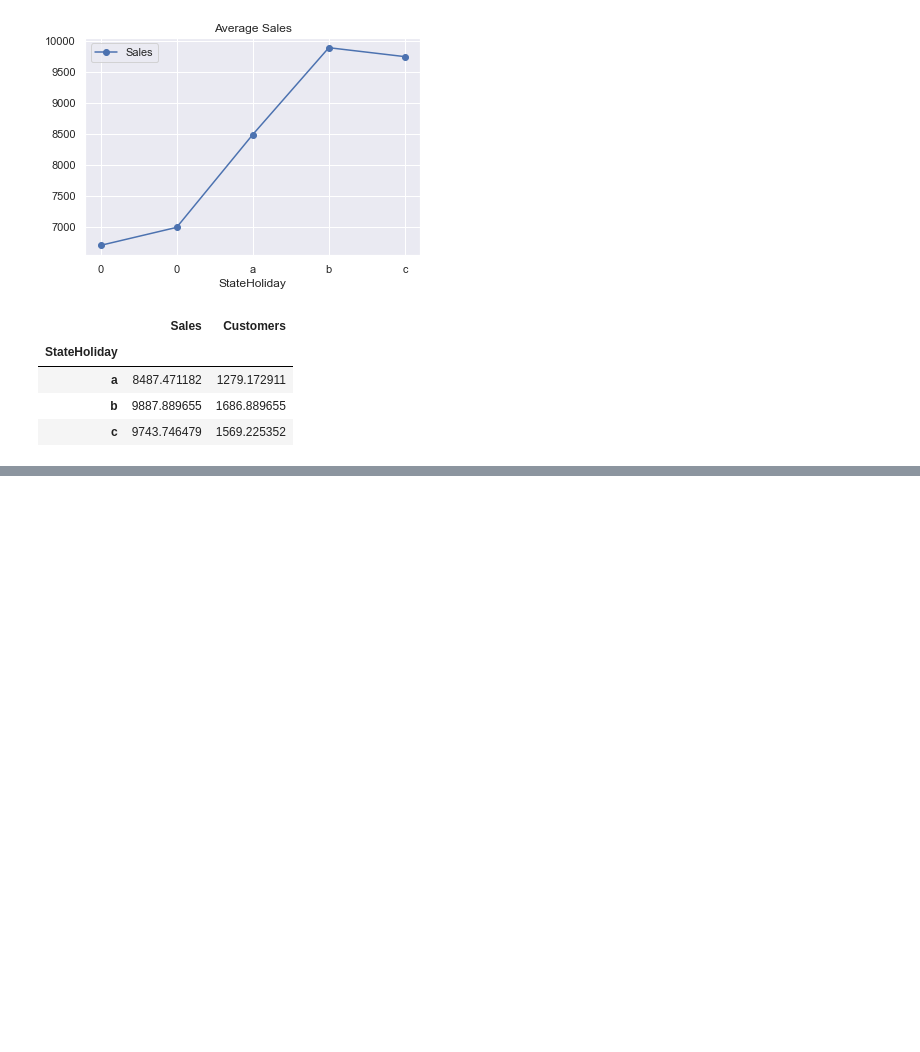
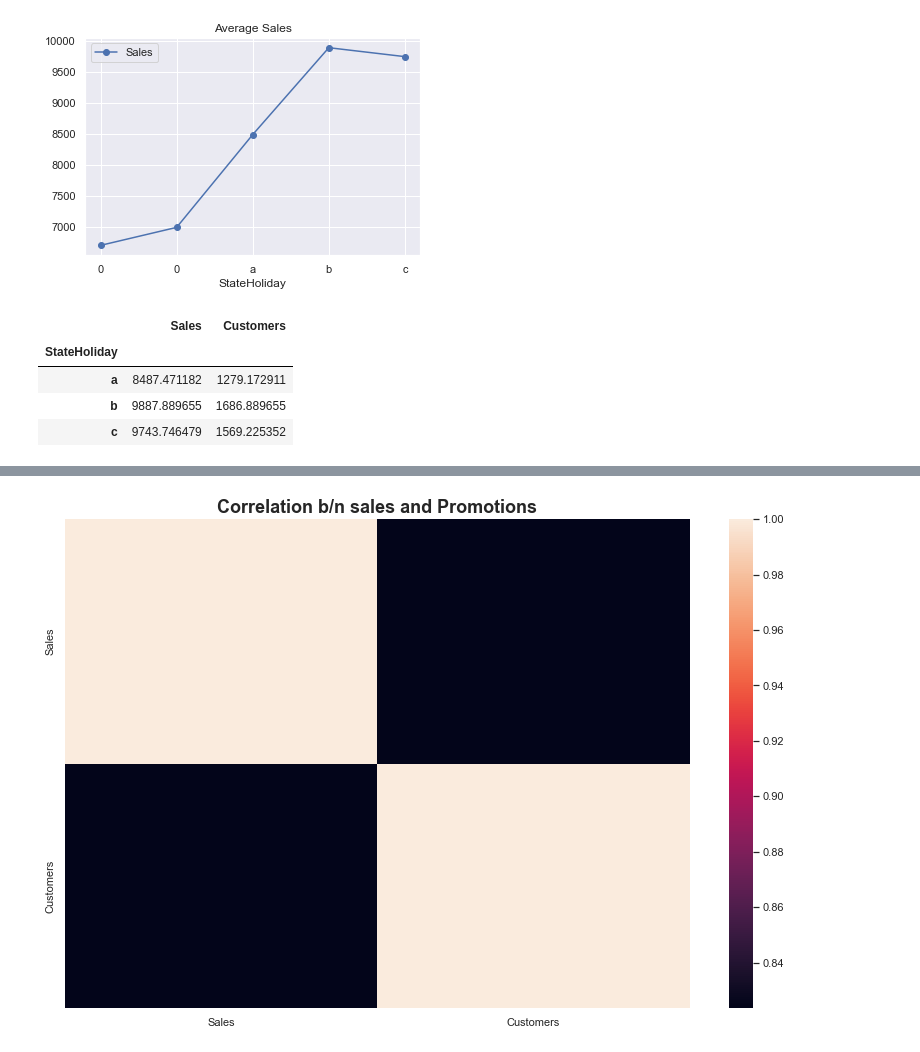
Before and after one commit to michaelgetachew-abebe/Pharmaceutical-Sales-Prediction_Rossmann, a Jupyter notebook: notebooks/explratory_data_analysis.ipynb, the cells around one changed output, grey strips where cells are left out. Cells and saved outputs as stored; diff of their text form; code cells hidden in the pictures; blank space fills up the shorter version.

```diff
--- a/notebooks/explratory_data_analysis.ipynb
+++ b/notebooks/explratory_data_analysis.ipynb
@@ -511,0 +563,4 @@ seasonal.head()
+# %%
+exploration.plot_heatmap_from_correlation(sales_cutomer_corr, 'Correlation b/n sales and Promotions')
+# %% [output]
+[figure, added]
```
Also changed, not shown: parts of 18 cells of this notebook.
